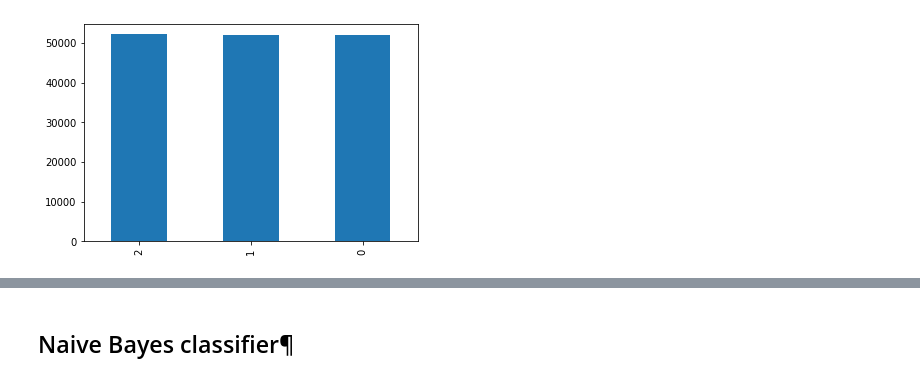
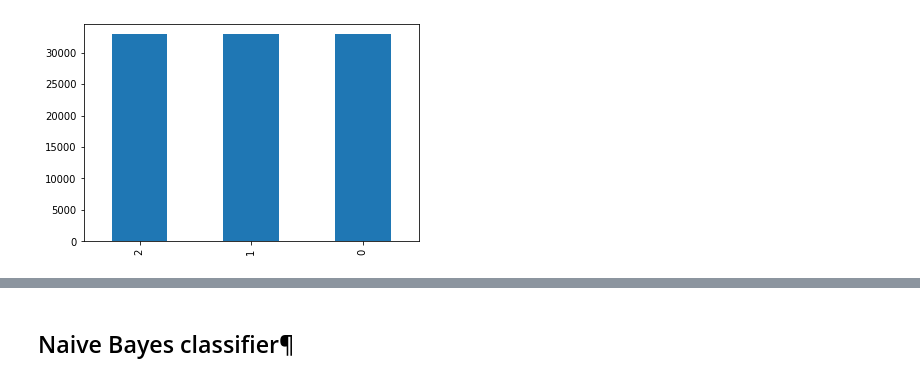
Before and after one commit to hugocedervall/stock-news-price-prediction, a Jupyter notebook: naive_bayes_classification.ipynb, the cells around one changed output, grey strips where cells are left out. Drawn from its saved outputs; the diff is of its cells as text; code cells hidden in the pictures.

```diff
--- a/naive_bayes_classification.ipynb
+++ b/naive_bayes_classification.ipynb
@@ -26,4 +5,0 @@ for unique_class in set(dataset.priceChangeClass):
-# %%
-# Pick out indexes, shuffle rows, and reset indexes
-balanced_dataset = dataset.loc[indexes].sample(frac=1).reset_index(drop=True)
-balanced_dataset.iloc[195698].summary
@@ -48,5 +14,4 @@ Name: priceChangeClass, dtype: int64
 # %%
-import matplotlib.pyplot as plt
-train_data['priceChangeClass'].value_counts().plot(kind='bar');
+balanced_dataset['priceChangeClass'].value_counts().plot(kind='bar');
 # %% [output]
-[figure, old version]
+[figure, new version]
```
Also changed, not shown: parts of 27 cells of this notebook, 1 other file.
